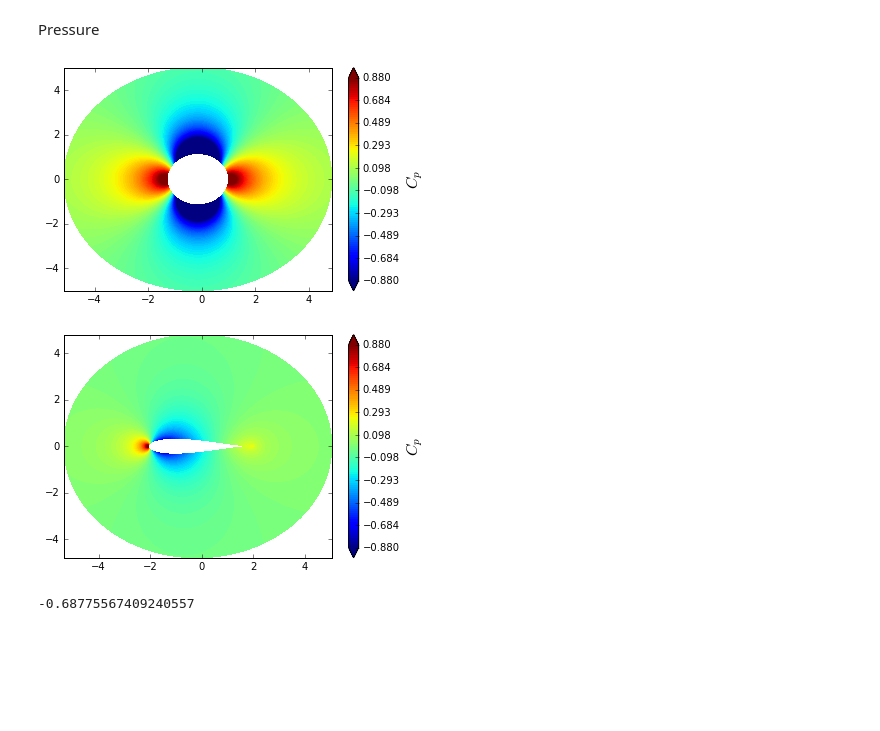
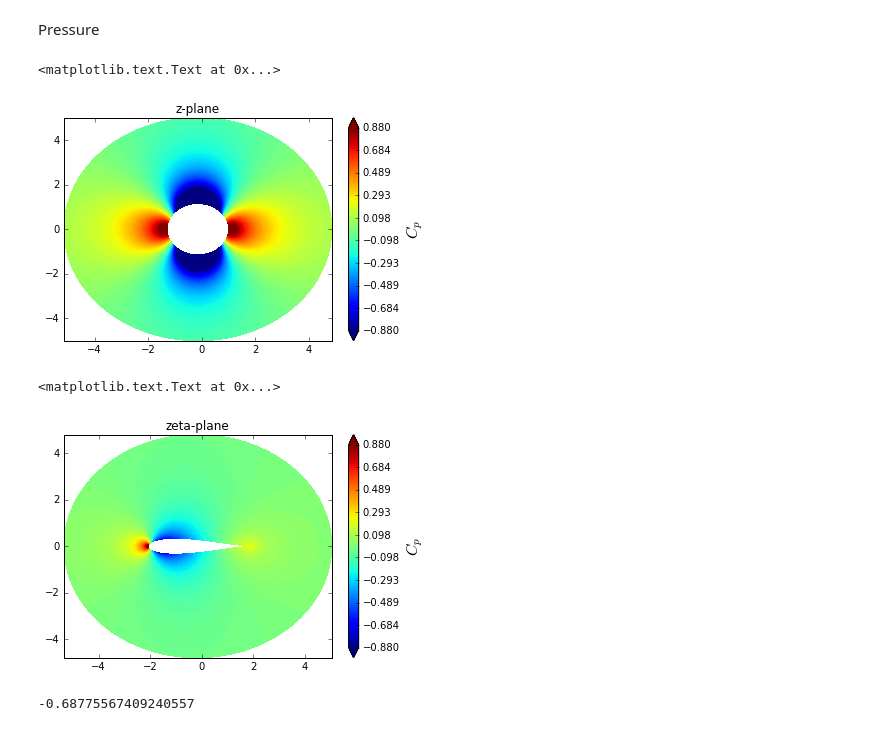
Before and after one commit to Dmphelps89/mae6226, a Jupyter notebook: assignment_02.ipynb, the cells around one changed output. Cells and saved outputs as stored; diff of their text form; code cells hidden in the pictures; blank space fills up the shorter version.

```diff
--- a/assignment_02.ipynb
+++ b/assignment_02.ipynb
@@ -205,17 +213,21 @@ cp_zeta = 1.0 - (vel_zeta.real**2 + vel_zeta.imag**2)
 # %%
 contf = pyplot.contourf(x_grid, y_grid, cp, levels=numpy.linspace(-.88, .88, 100), extend='both')
 cbar = pyplot.colorbar(contf)
 cbar.set_label('$C_p$', fontsize=16)
 cbar.set_ticks(numpy.linspace(-.88,.88,10))
+pyplot.title('z-plane')
 # %% [output]
+<matplotlib.text.Text at 0x...>
-[figure, old version]
+[figure, new version]
 # %%
 contf = pyplot.contourf(j_grid.real, j_grid.imag, cp_zeta, levels=numpy.linspace(-.88, .88, 100), extend='both')
 cbar = pyplot.colorbar(contf)
 cbar.set_label('$C_p$', fontsize=16)
 cbar.set_ticks(numpy.linspace(-.88,.88,10))
+pyplot.title('zeta-plane')
 # %% [output]
+<matplotlib.text.Text at 0x...>
-[figure, old version]
+[figure, new version]
 # %%
 numpy.min(cp_zeta[1:,0])
 # %% [output]
```
Also changed, not shown: parts of 28 cells of this notebook.
